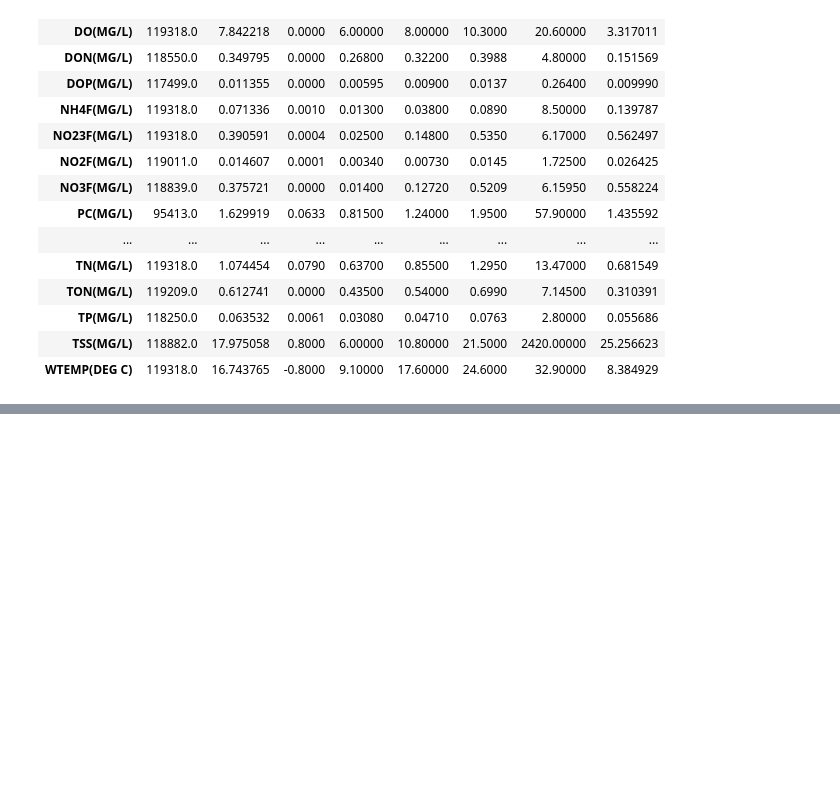
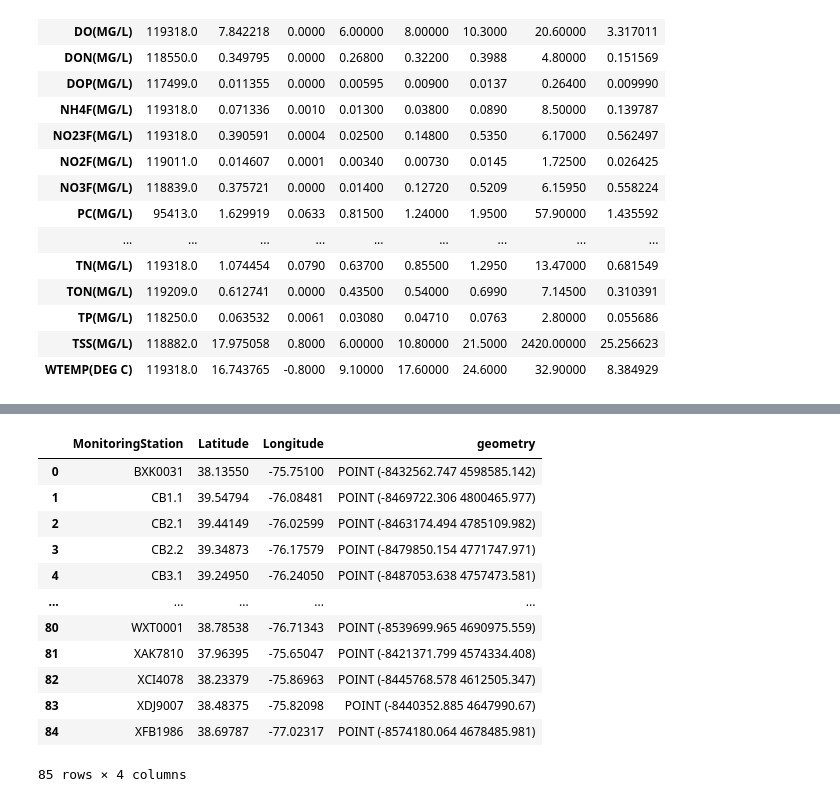
Before and after one commit to Quinn-Domanski/bay_exploration, a Jupyter notebook: bay_data_exploration.ipynb, the cells around one changed output, grey strips where cells are left out. Saved outputs shown, nothing was run; the diff lists cells and outputs as text; code cells hidden in the pictures; blank space fills up the shorter version.

```diff
--- a/bay_data_exploration.ipynb
+++ b/bay_data_exploration.ipynb
@@ -783,0 +812,17 @@ Next:
+# %%
+gdf.drop_duplicates(subset=None, keep='first',inplace=False)
+gdf
+# %% [output]
+|  | MonitoringStation | Latitude | Longitude | geometry |
+| 0 | BXK0031 | 38.13550 | -75.75100 | POINT (-8432562.747 4598585.142) |
+| 1 | CB1.1 | 39.54794 | -76.08481 | POINT (-8469722.306 4800465.977) |
+| 2 | CB2.1 | 39.44149 | -76.02599 | POINT (-8463174.494 4785109.982) |
+| 3 | CB2.2 | 39.34873 | -76.17579 | POINT (-8479850.154 4771747.971) |
+| 4 | CB3.1 | 39.24950 | -76.24050 | POINT (-8487053.638 4757473.581) |
+| ... | ... | ... | ... | ... |
+| 80 | WXT0001 | 38.78538 | -76.71343 | POINT (-8539699.965 4690975.559) |
+| 81 | XAK7810 | 37.96395 | -75.65047 | POINT (-8421371.799 4574334.408) |
+| 82 | XCI4078 | 38.23379 | -75.86963 | POINT (-8445768.578 4612505.347) |
+| 83 | XDJ9007 | 38.48375 | -75.82098 | POINT (-8440352.885 4647990.67) |
+| 84 | XFB1986 | 38.69787 | -77.02317 | POINT (-8574180.064 4678485.981) |
+85 rows × 4 columns
```
Also changed, not shown: parts of 25 cells of this notebook.
